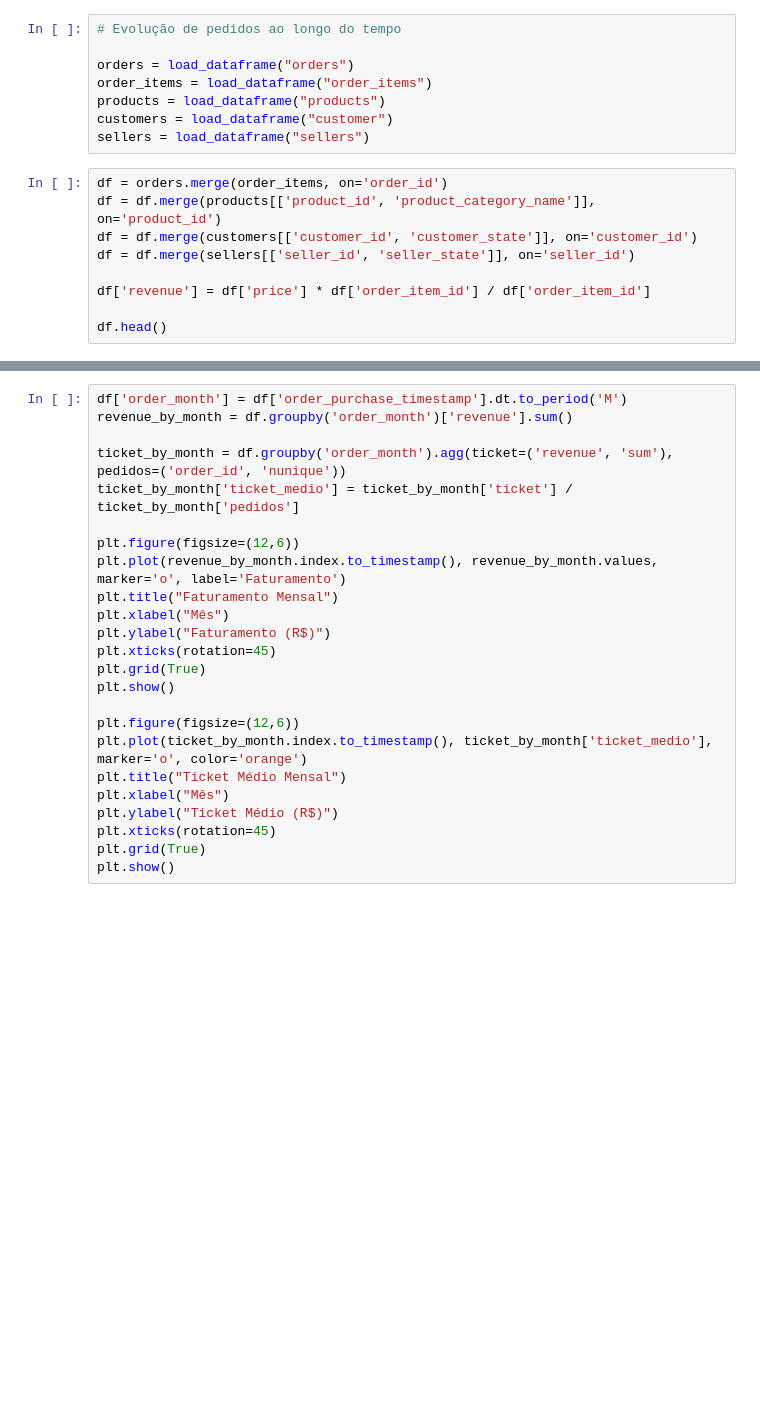
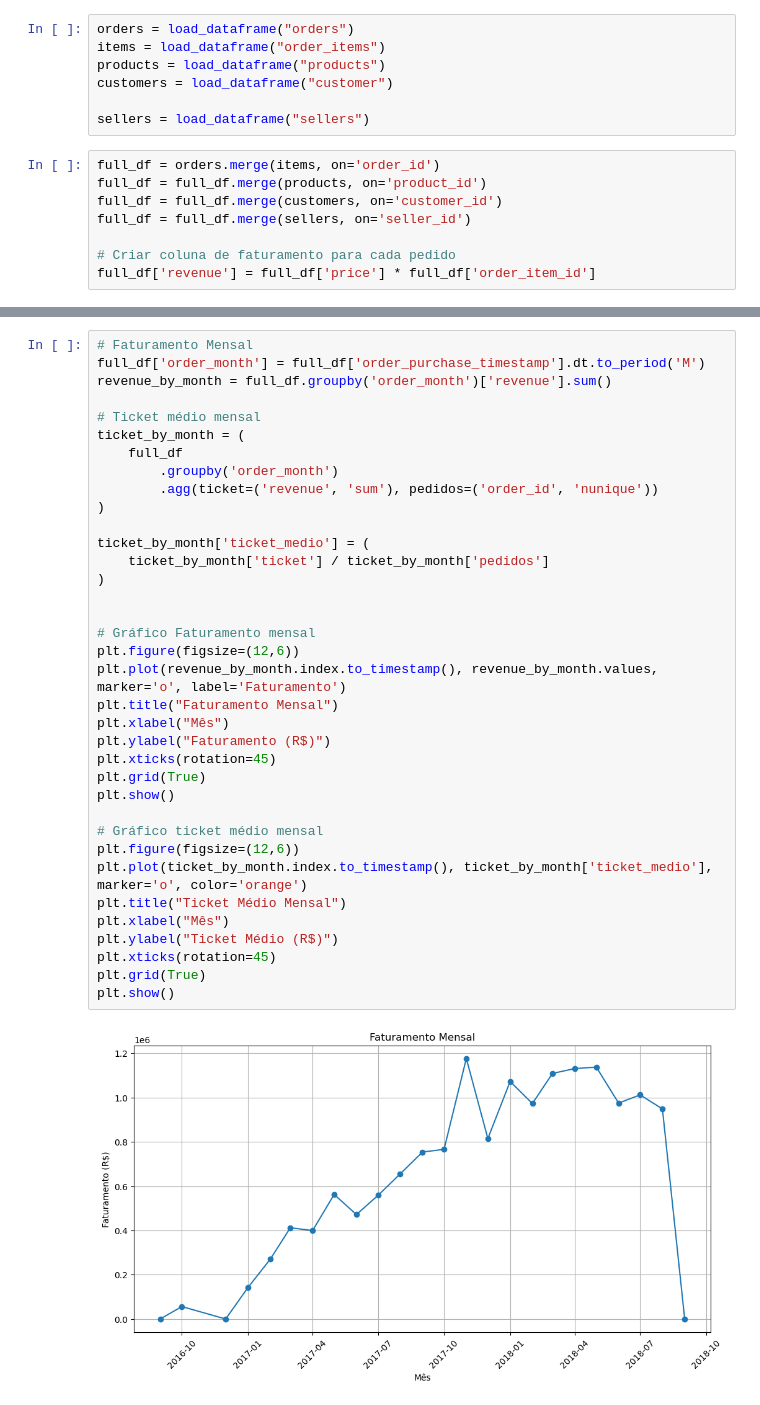
Before and after one commit to hector-oliveira/olist-analise, a Jupyter notebook: src/notebooks/02_sales_analysis.ipynb, the cells around one changed output, grey strips where cells are left out. Saved outputs shown, nothing was run; the diff lists cells and outputs as text; blank space fills up the shorter version.

Commit message:
style: code formatting and visualization

```diff
--- a/src/notebooks/02_sales_analysis.ipynb
+++ b/src/notebooks/02_sales_analysis.ipynb
@@ -16,17 +7,15 @@ from utils.load_dataframe import load_dataframe
 # %%
-# Evolução de pedidos ao longo do tempo
-
 orders = load_dataframe("orders")
-order_items = load_dataframe("order_items")
+items = load_dataframe("order_items")
 products = load_dataframe("products")
 customers = load_dataframe("customer")
+
 sellers = load_dataframe("sellers")
 # %%
-df = orders.merge(order_items, on='order_id')
-df = df.merge(products[['product_id', 'product_category_name']], on='product_id')
-df = df.merge(customers[['customer_id', 'customer_state']], on='customer_id')
-df = df.merge(sellers[['seller_id', 'seller_state']], on='seller_id')
+full_df = orders.merge(items, on='order_id')
+full_df = full_df.merge(products, on='product_id')
+full_df = full_df.merge(customers, on='customer_id')
+full_df = full_df.merge(sellers, on='seller_id')
 
-df['revenue'] = df['price'] * df['order_item_id'] / df['order_item_id']
-
-df.head()
+# Criar coluna de faturamento para cada pedido
+full_df['revenue'] = full_df['price'] * full_df['order_item_id']
@@ -44,24 +29,38 @@ plt.show()
 # %%
-df['order_month'] = df['order_purchase_timestamp'].dt.to_period('M')
-revenue_by_month = df.groupby('order_month')['revenue'].sum()
+# Faturamento Mensal
+full_df['order_month'] = full_df['order_purchase_timestamp'].dt.to_period('M')
+revenue_by_month = full_df.groupby('order_month')['revenue'].sum()
 
-ticket_by_month = df.groupby('order_month').agg(ticket=('revenue', 'sum'), pedidos=('order_id', 'nunique'))
-ticket_by_month['ticket_medio'] = ticket_by_month['ticket'] / ticket_by_month['pedidos']
+# Ticket médio mensal
+ticket_by_month = (
+    full_df
+        .groupby('order_month')
+        .agg(ticket=('revenue', 'sum'), pedidos=('order_id', 'nunique'))
+)
 
+ticket_by_month['ticket_medio'] = (
+    ticket_by_month['ticket'] / ticket_by_month['pedidos']
+)
+
+
+# Gráfico Faturamento mensal
 plt.figure(figsize=(12,6))
 plt.plot(revenue_by_month.index.to_timestamp(), revenue_by_month.values, marker='o', label='Faturamento')
 plt.title("Faturamento Mensal")
 plt.xlabel("Mês")
 plt.ylabel("Faturamento (R$)")
 plt.xticks(rotation=45)
 plt.grid(True)
 plt.show()
 
+# Gráfico ticket médio mensal
 plt.figure(figsize=(12,6))
 plt.plot(ticket_by_month.index.to_timestamp(), ticket_by_month['ticket_medio'], marker='o', color='orange')
 plt.title("Ticket Médio Mensal")
 plt.xlabel("Mês")
 plt.ylabel("Ticket Médio (R$)")
 plt.xticks(rotation=45)
 plt.grid(True)
 plt.show()
+# %% [output]
+[figure, added]
```
Also changed, not shown: parts of 6 cells of this notebook.
